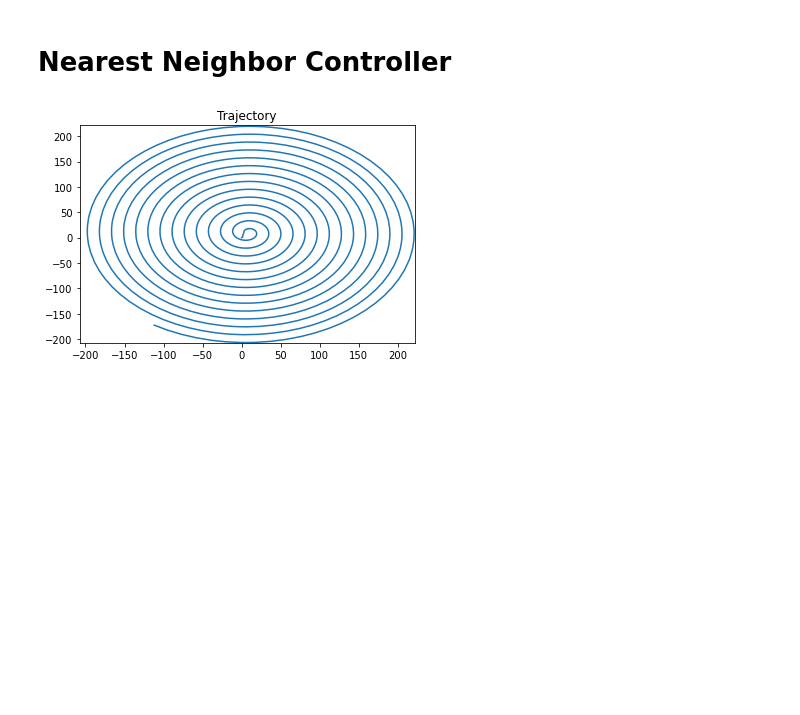
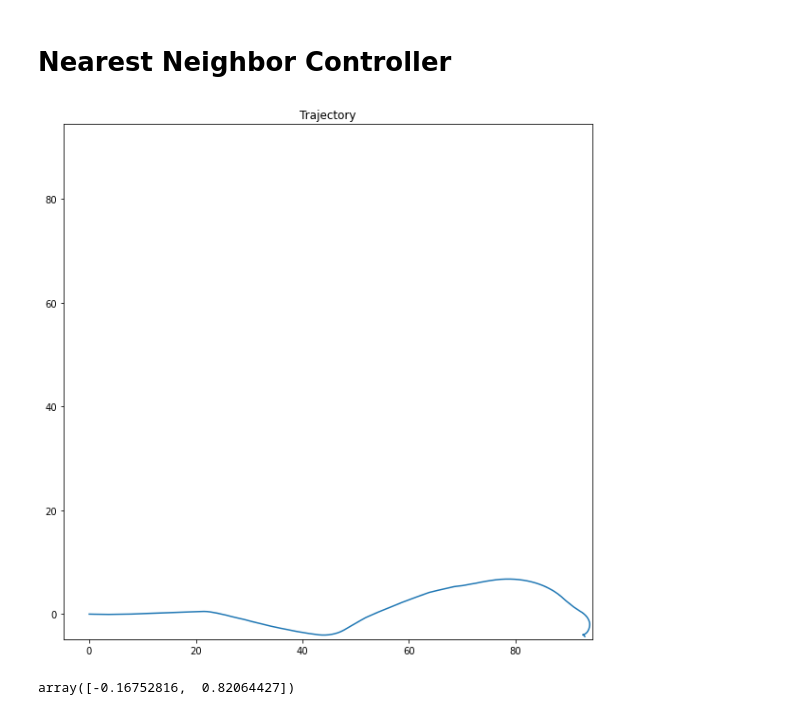
Before and after one commit to freiremelgiz/ECE539_FinalProject, a Jupyter notebook: Nearest Neighbor Controller.ipynb, the cells around one changed output. Drawn from its saved outputs; the diff is of its cells as text; code cells hidden in the pictures; blank space fills up the shorter version.

```diff
--- a/Nearest Neighbor Controller.ipynb
+++ b/Nearest Neighbor Controller.ipynb
@@ -2,24 +2,30 @@
 # Nearest Neighbor Controller
 # %%
 import numpy as np
+import matplotlib as mpl
 from MPCNet.dataset import dataset
-from MPCNet.controller import neighbor_controller
+from MPCNet.controller import neighbor_controller, utils
 from MPCNet.simulation import simulation
+mpl.rcParams['figure.figsize'] = [10, 10]
 # %%
-X_raw,y = dataset.Dataset.load('data6-500.csv')
+X_raw,y = dataset.Dataset.load('data5-3000.csv')
 # %%
 controllerClass = neighbor_controller.NeighborController(X_raw, y)
-targetState = np.array([100, 100, 0, 0])
+targetState = np.array([100, 0, 0, 0])
 
-def controller(time, state):
+def controller(state):
     return controllerClass.getControl(state.T, targetState.T)
 
 sim = simulation.Simulation(
        np.array([0.0, 0.0, 0.0, 0.0]),
        10.0,
        controller)
 
-sim.runSimulation(100.0, quiet=True)
+sim.runSimulation(30.0, quiet=True)
 simulation.plotSimulation(sim)
 # %% [output]
-[figure, old version]
+[figure, new version]
+# %%
+controllerClass.getControl(np.array([0, 0, 0, 0]).T, np.array([40, 0, 0, 0]).T)
+# %% [output]
+array([-0.16752816,  0.82064427])
```
Also changed, not shown: parts of 1 cell of this notebook, 7 other files.
